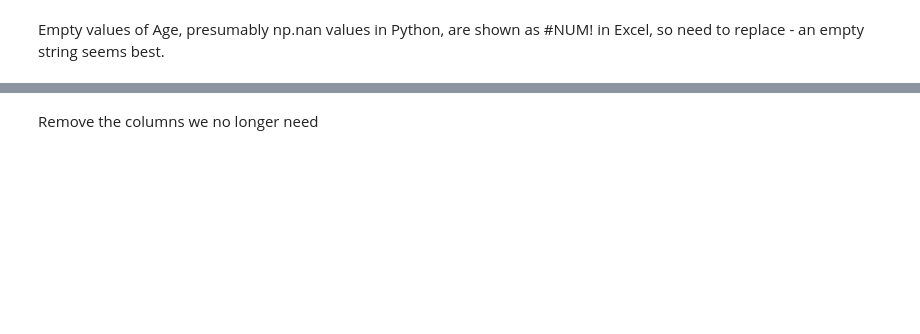
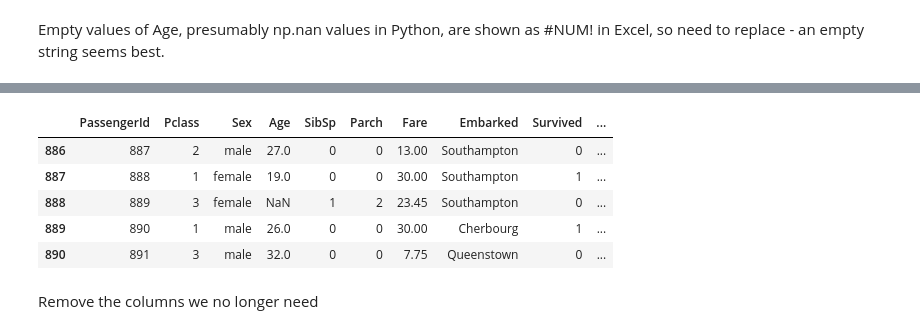
Before and after one commit to MarkWilcock/Python-Course, a Jupyter notebook: analyse data with pandas/pandas_titanic_answer.ipynb, the cells around one changed output, grey strips where cells are left out. Saved outputs shown, nothing was run; the diff lists cells and outputs as text; code cells hidden in the pictures; blank space fills up the shorter version.

```diff
--- a/analyse data with pandas/pandas_titanic_answer.ipynb
+++ b/analyse data with pandas/pandas_titanic_answer.ipynb
@@ -80,7 +176,14 @@ df.Age
 # %%
 # Write your code here
 df['age'] = df.Age.replace(np.nan, '')
-df.head(2) # Show first 2 rows
+df.tail() # the last 5 contain a row with nan values of Age
+# %% [output]
+|  | PassengerId | Pclass | Sex | Age | SibSp | Parch | Fare | Embarked | Survived | ... |
+| 886 | 887 | 2 | male | 27.0 | 0 | 0 | 13.00 | Southampton | 0 | ... |
+| 887 | 888 | 1 | female | 19.0 | 0 | 0 | 30.00 | Southampton | 1 | ... |
+| 888 | 889 | 3 | female | NaN | 1 | 2 | 23.45 | Southampton | 0 | ... |
+| 889 | 890 | 1 | male | 26.0 | 0 | 0 | 30.00 | Cherbourg | 1 | ... |
+| 890 | 891 | 3 | male | 32.0 | 0 | 0 | 7.75 | Queenstown | 0 | ... |
 # %% [markdown]
 Remove the columns we no longer need
 # %%
```
Also changed, not shown: parts of 37 cells of this notebook.
